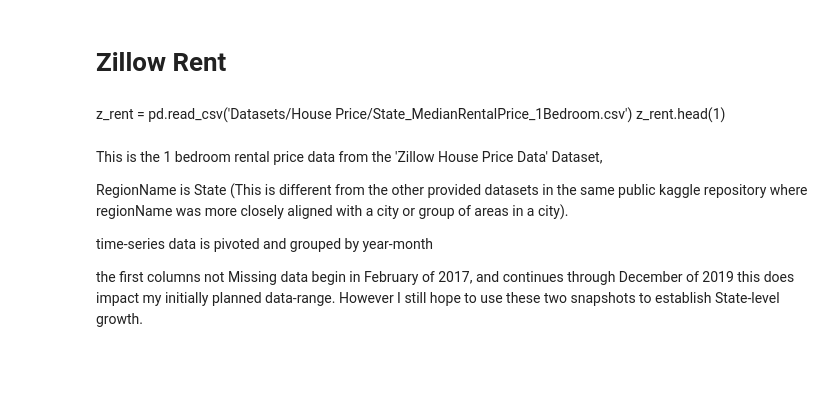
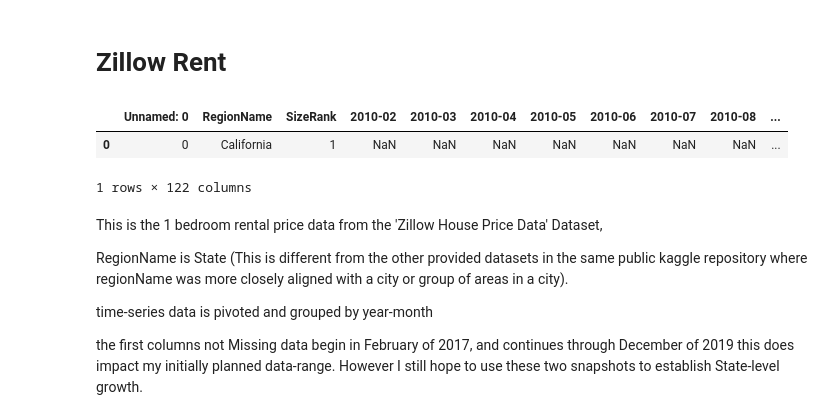
Before and after one commit to joshfgohunt/Capstone, a Jupyter notebook: 1.Explore_Location_Data.ipynb, the cells around one changed output. Cells and saved outputs as stored; diff of their text form; code cells hidden in the pictures; blank space fills up the shorter version.

```diff
--- a/1.Explore_Location_Data.ipynb
+++ b/1.Explore_Location_Data.ipynb
@@ -12,9 +12,13 @@ from plotly.subplots import make_subplots
 ### Datasets
 # %% [markdown]
 # Zillow Rent
-# %% [markdown]
-z_rent = pd.read_csv('Datasets/House Price/State_MedianRentalPrice_1Bedroom.csv')
-z_rent.head(1)
+# %%
+z_rent = pd.read_csv('Datasets/House Price/State_MedianRentalPrice_1Bedroom.csv')
+z_rent.head(1)
+# %% [output]
+|  | Unnamed: 0 | RegionName | SizeRank | 2010-02 | 2010-03 | 2010-04 | 2010-05 | 2010-06 | 2010-07 | 2010-08 | ... |
+| 0 | 0 | California | 1 | NaN | NaN | NaN | NaN | NaN | NaN | NaN | ... |
+1 rows × 122 columns
 # %% [markdown]
 This is the 1 bedroom rental price data from the 'Zillow House Price Data' Dataset,
 
```
Also changed, not shown: parts of 13 cells of this notebook, 3 other files.
